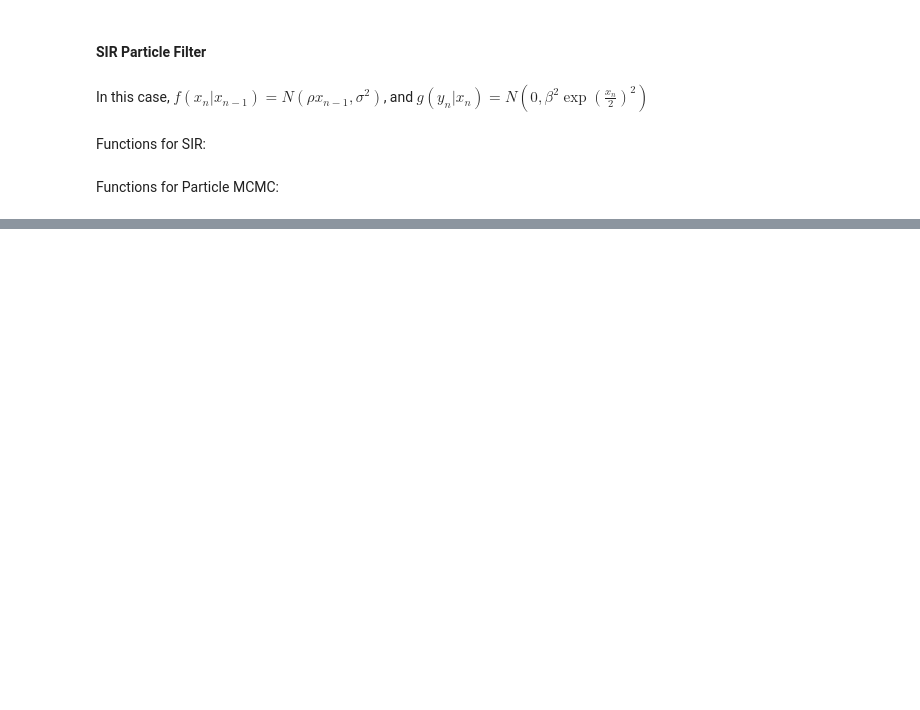
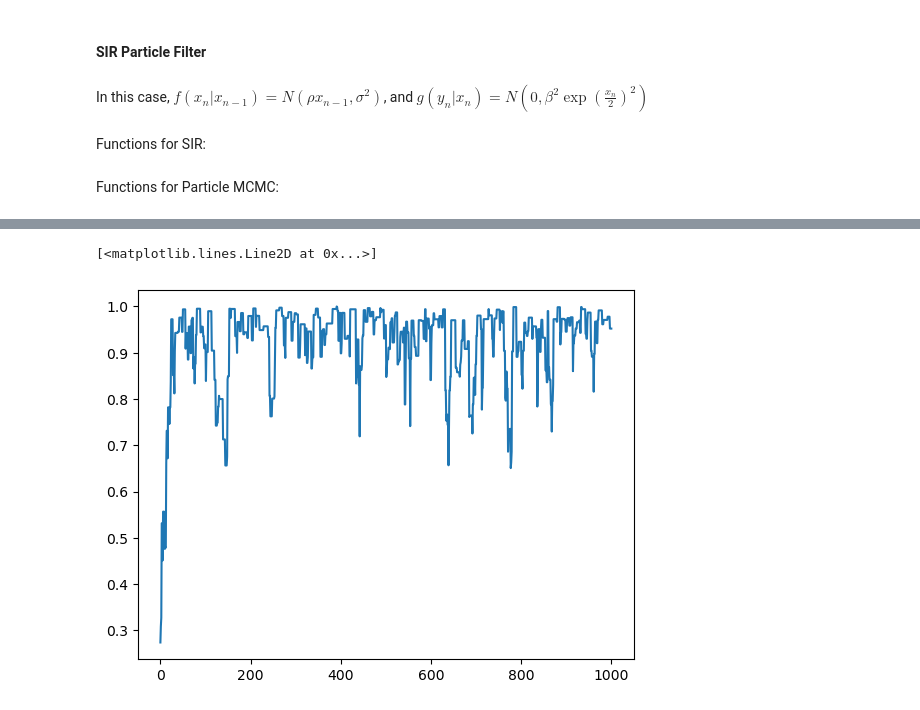
Before and after one commit to Gautam-Chauhan/Advanced-Simulation-Coursework, a Jupyter notebook: Q3.ipynb, the cells around one changed output, grey strips where cells are left out. Saved outputs shown, nothing was run; the diff lists cells and outputs as text; code cells hidden in the pictures; blank space fills up the shorter version.

```diff
--- a/Q3.ipynb
+++ b/Q3.ipynb
@@ -280,0 +433,2 @@ Iteration: 100
+# %%
+rho_chain, sigma2_chain, beta2_chain, all_X = particle_mcmc(y,iters=1000,sd_rho=0.1,sd_sigma2=0.1,sd_beta2=1e-4)
@@ -280,0 +453,5 @@ Iteration: 100
+# %%
+plt.plot(timesteps,rho_chain)
+# %% [output]
+[<matplotlib.lines.Line2D at 0x...>]
+[figure, added]
```
Also changed, not shown: parts of 35 cells of this notebook, 1 other file.
